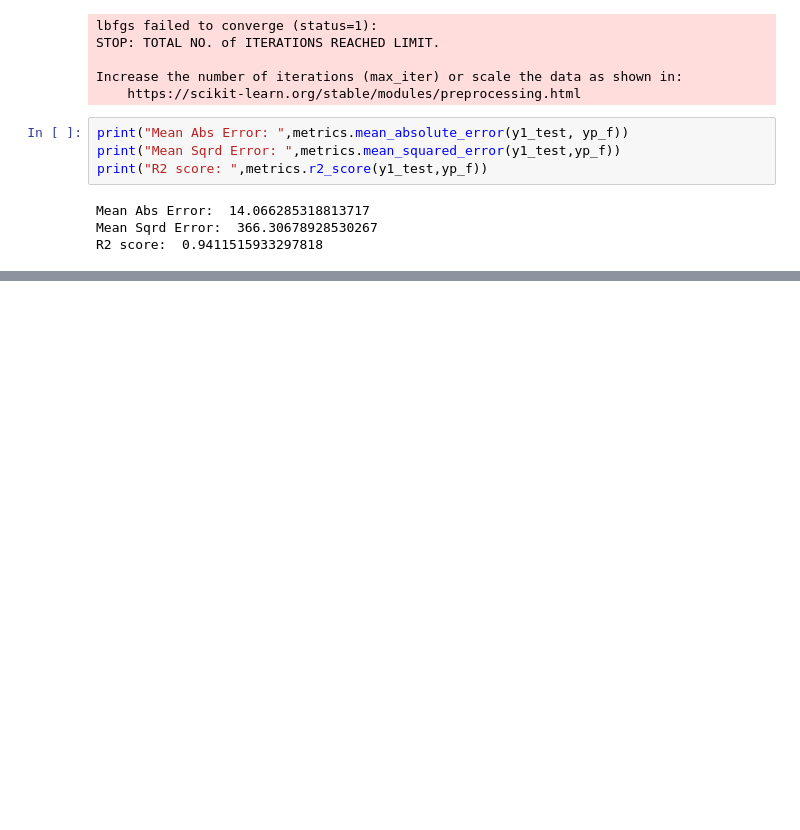
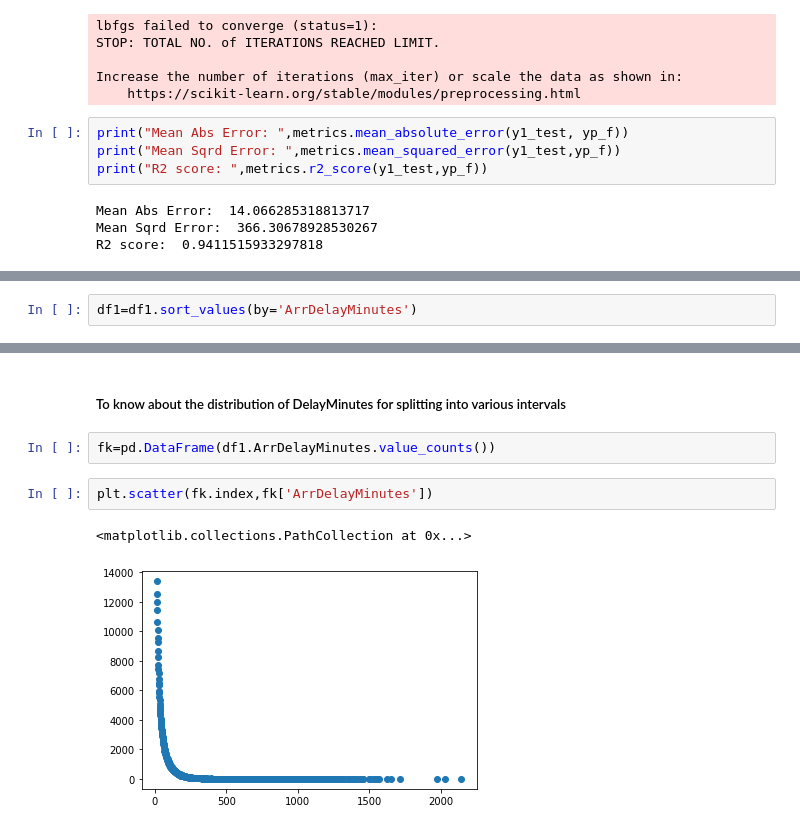
Before and after one commit to gayu28/ML_projects, a Jupyter notebook: Flight_Delay_pred/regr01.ipynb, the cells around one changed output, grey strips where cells are left out. Cells and saved outputs as stored; diff of their text form; blank space fills up the shorter version.

```diff
--- a/Flight_Delay_pred/regr01.ipynb
+++ b/Flight_Delay_pred/regr01.ipynb
@@ -346,0 +350,2 @@ R2 score:  0.9411515933297818
+# %%
+df1=df1.sort_values(by='ArrDelayMinutes')
@@ -346,0 +362,9 @@ R2 score:  0.9411515933297818
+# %% [markdown]
+##### To know about the distribution of DelayMinutes for splitting into various intervals
+# %%
+fk=pd.DataFrame(df1.ArrDelayMinutes.value_counts())
+# %%
+plt.scatter(fk.index,fk['ArrDelayMinutes'])
+# %% [output]
+<matplotlib.collections.PathCollection at 0x...>
+[figure, added]
```
Also changed, not shown: parts of 8 cells of this notebook.
